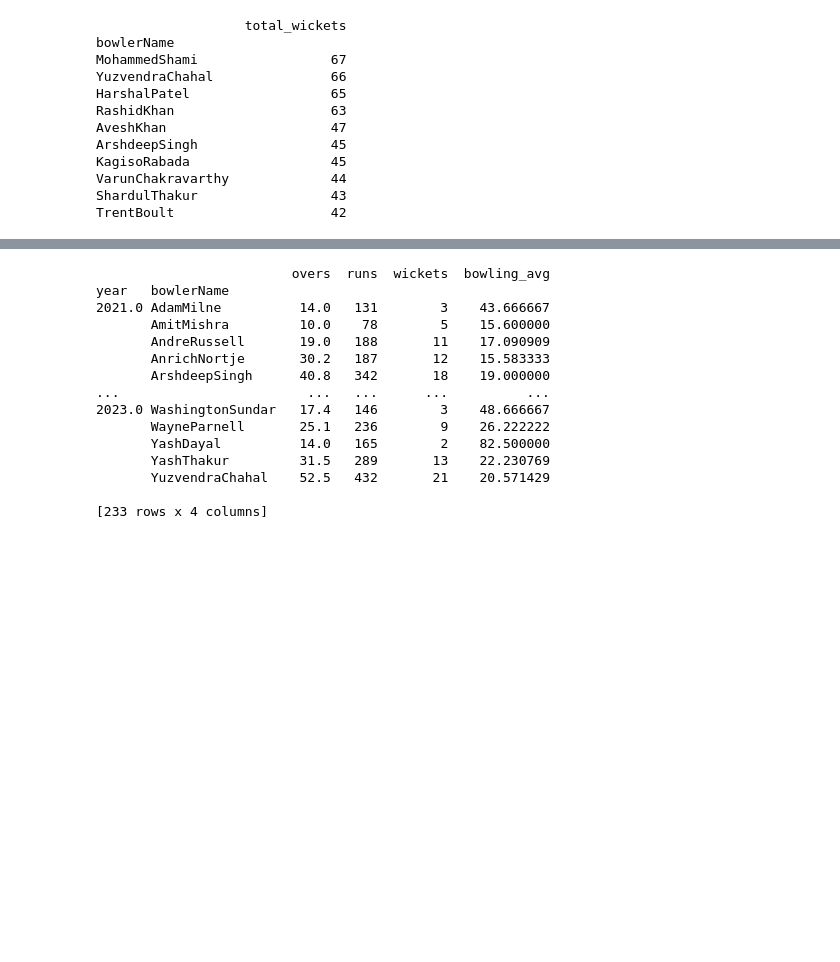
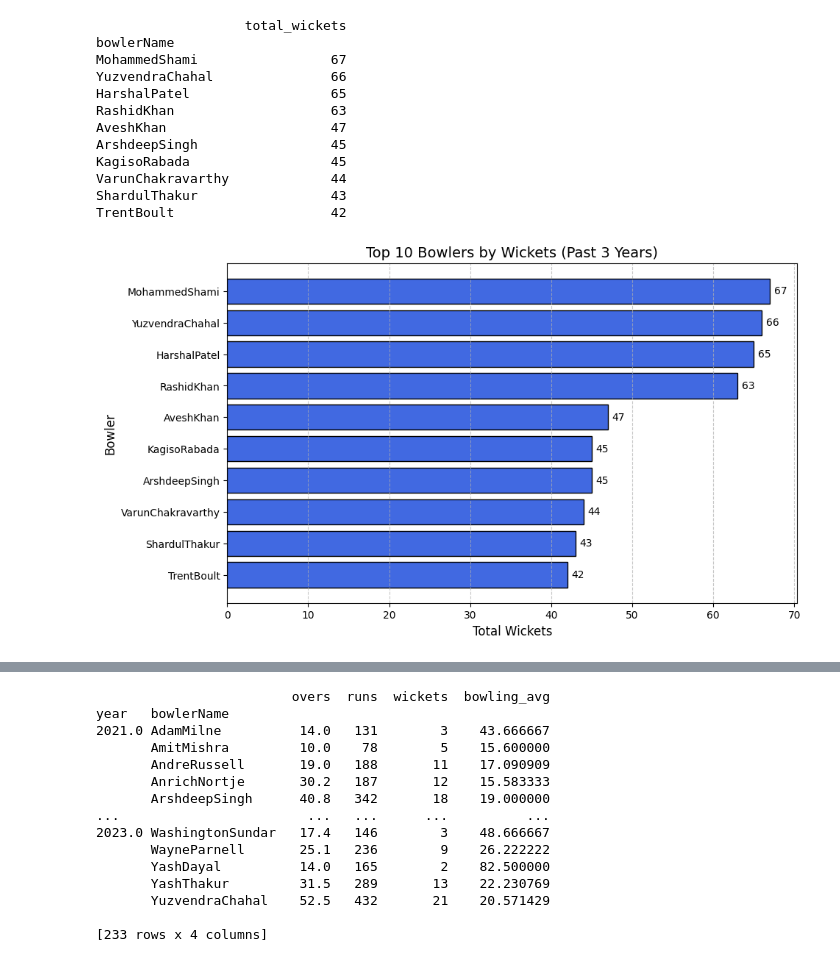
Before and after one commit to Vasista03/Coursework, a Jupyter notebook: cricket_vas.ipynb, the cells around one changed output, grey strips where cells are left out. Cells and saved outputs as stored; diff of their text form; code cells hidden in the pictures; blank space fills up the shorter version.

```diff
--- a/cricket_vas.ipynb
+++ b/cricket_vas.ipynb
@@ -454,6 +544,27 @@ KagisoRabada                  45
 VarunChakravarthy             44
 ShardulThakur                 43
 TrentBoult                    42
+# %%
+#4
+
+top_bowlers_sorted = top_bowlers.sort_values('total_wickets')
+
+plt.figure(figsize=(10,6))
+plt.barh(top_bowlers_sorted.index, top_bowlers_sorted['total_wickets'],
+         color='royalblue', edgecolor='black')
+
+plt.title("Top 10 Bowlers by Wickets (Past 3 Years)", fontsize=14)
+plt.xlabel("Total Wickets", fontsize=12)
+plt.ylabel("Bowler", fontsize=12)
+plt.grid(axis='x', linestyle='--', alpha=0.7)
+
+# Annotate wicket values on bars
+for i, v in enumerate(top_bowlers_sorted['total_wickets']):
+    plt.text(v+0.5, i, str(v), va='center')
+
+plt.show()
+# %% [output]
+[figure, added]
 # %%
 # Merge matchDate from matches into bowl_sum
 bowl_sum = bowl_sum.merge(matches[['match_id', 'matchDate']], on='match_id', how='left')
```
Also changed, not shown: parts of 16 cells of this notebook, 1 other file.
